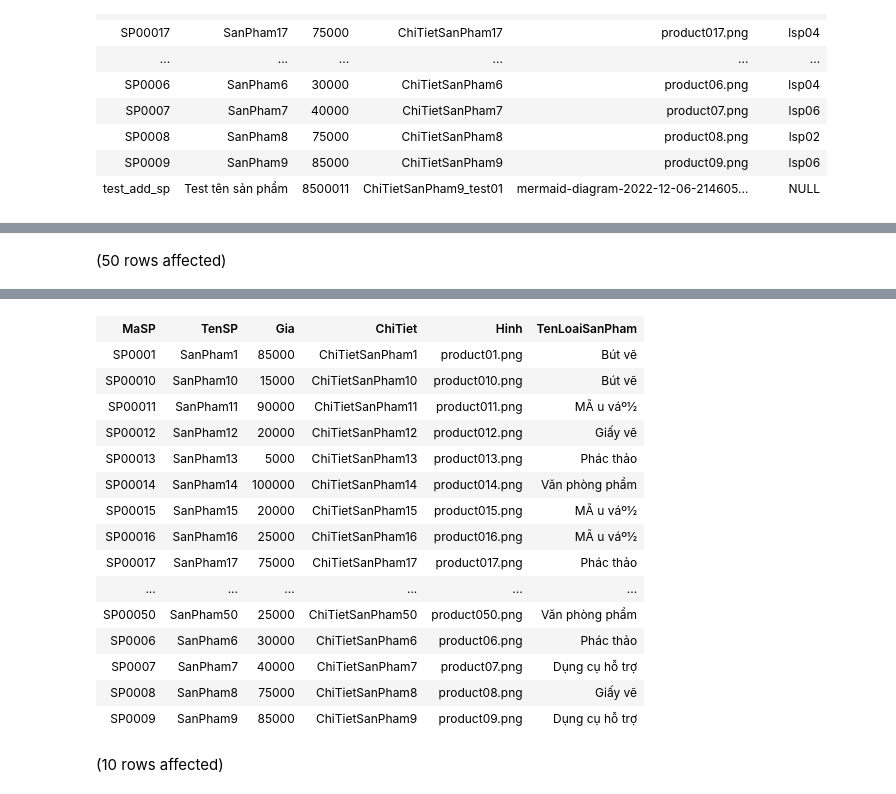
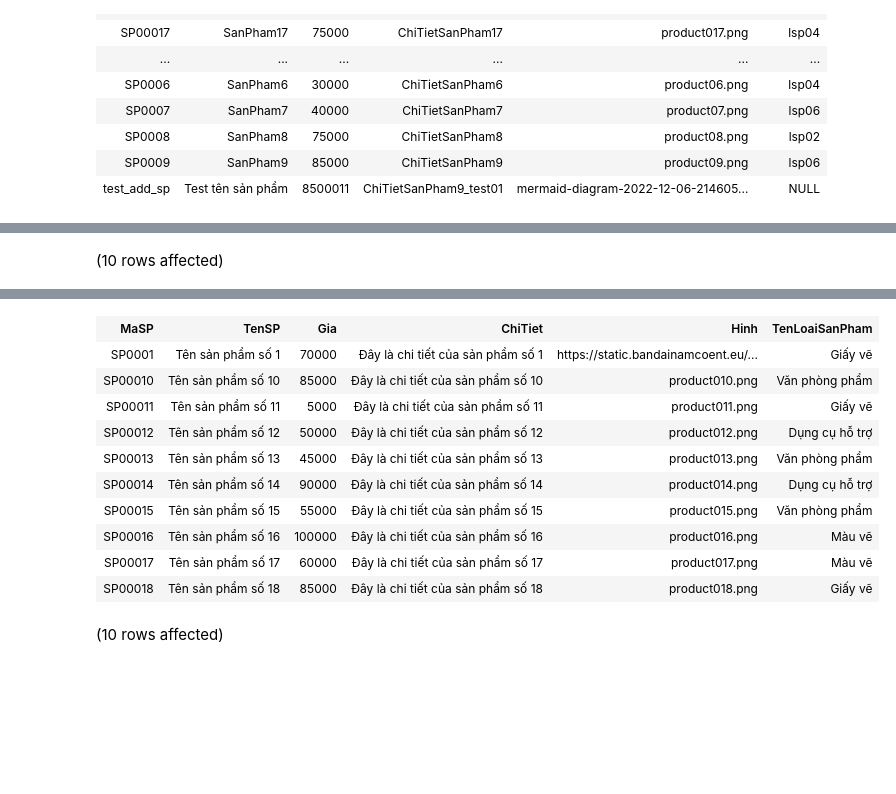
Before and after one commit to LienNTB/QuanLyHoaCu, a Jupyter notebook: data/2_ThemDuLieu.ipynb, the cells around one changed output, grey strips where cells are left out. Cells and saved outputs as stored; diff of their text form; code cells hidden in the pictures; blank space fills up the shorter version.

```diff
--- a/data/2_ThemDuLieu.ipynb
+++ b/data/2_ThemDuLieu.ipynb
@@ -292,6 +296,6 @@ Total execution time: 00:00:00.013
 | test_lsp02 | LoaiSanPham02 |
 | test_lsp03 | LoaiSanPham03 |
 # %%
-Select sp.MaSP, sp.TenSP, sp.Gia, sp.ChiTiet, sp.Hinh, lsp.TenLoaiSanPham from SanPham sp, LoaiSanPham lsp where sp.MaLoaiSP=lsp.MaLoaiSP
+Select TOP 10 sp.MaSP, sp.TenSP, sp.Gia, sp.ChiTiet, sp.Hinh, lsp.TenLoaiSanPham from SanPham sp, LoaiSanPham lsp where sp.MaLoaiSP=lsp.MaLoaiSP
 # %% [output]
-(50 rows affected)
+(10 rows affected)
@@ -299,19 +303,14 @@ Total execution time: 00:00:05.881
 | MaSP | TenSP | Gia | ChiTiet | Hinh | TenLoaiSanPham |
-| SP0001 | SanPham1 | 85000 | ChiTietSanPham1 | product01.png | Bút vẽ |
-| SP00010 | SanPham10 | 15000 | ChiTietSanPham10 | product010.png | Bút vẽ |
-| SP00011 | SanPham11 | 90000 | ChiTietSanPham11 | product011.png | MÃ u váº½ |
-| SP00012 | SanPham12 | 20000 | ChiTietSanPham12 | product012.png | Giấy vẽ |
-| SP00013 | SanPham13 | 5000 | ChiTietSanPham13 | product013.png | Phác thảo |
-| SP00014 | SanPham14 | 100000 | ChiTietSanPham14 | product014.png | Văn phòng phẩm |
-| SP00015 | SanPham15 | 20000 | ChiTietSanPham15 | product015.png | MÃ u váº½ |
-| SP00016 | SanPham16 | 25000 | ChiTietSanPham16 | product016.png | MÃ u váº½ |
-| SP00017 | SanPham17 | 75000 | ChiTietSanPham17 | product017.png | Phác thảo |
-| ... | ... | ... | ... | ... | ... |
-| SP00050 | SanPham50 | 25000 | ChiTietSanPham50 | product050.png | Văn phòng phẩm |
-| SP0006 | SanPham6 | 30000 | ChiTietSanPham6 | product06.png | Phác thảo |
-| SP0007 | SanPham7 | 40000 | ChiTietSanPham7 | product07.png | Dụng cụ hỗ trợ |
-| SP0008 | SanPham8 | 75000 | ChiTietSanPham8 | product08.png | Giấy vẽ |
-| SP0009 | SanPham9 | 85000 | ChiTietSanPham9 | product09.png | Dụng cụ hỗ trợ |
+| SP0001 | Tên sản phẩm số 1 | 70000 | Đây là chi tiết của sản phẩm số 1 | https://static.bandainamcoent.eu/... | Giấy vẽ |
+| SP00010 | Tên sản phẩm số 10 | 85000 | Đây là chi tiết của sản phẩm số 10 | product010.png | Văn phòng phẩm |
+| SP00011 | Tên sản phẩm số 11 | 5000 | Đây là chi tiết của sản phẩm số 11 | product011.png | Giấy vẽ |
+| SP00012 | Tên sản phẩm số 12 | 50000 | Đây là chi tiết của sản phẩm số 12 | product012.png | Dụng cụ hỗ trợ |
+| SP00013 | Tên sản phẩm số 13 | 45000 | Đây là chi tiết của sản phẩm số 13 | product013.png | Văn phòng phẩm |
+| SP00014 | Tên sản phẩm số 14 | 90000 | Đây là chi tiết của sản phẩm số 14 | product014.png | Dụng cụ hỗ trợ |
+| SP00015 | Tên sản phẩm số 15 | 55000 | Đây là chi tiết của sản phẩm số 15 | product015.png | Văn phòng phẩm |
+| SP00016 | Tên sản phẩm số 16 | 100000 | Đây là chi tiết của sản phẩm số 16 | product016.png | Màu vẽ |
+| SP00017 | Tên sản phẩm số 17 | 60000 | Đây là chi tiết của sản phẩm số 17 | product017.png | Màu vẽ |
+| SP00018 | Tên sản phẩm số 18 | 85000 | Đây là chi tiết của sản phẩm số 18 | product018.png | Giấy vẽ |
 # %%
 SELECT MaLoaiSP, TenLoaiSanPham FROM LoaiSanPham
 # %% [output]
```
Also changed, not shown: parts of 14 cells of this notebook, 7 other files.
